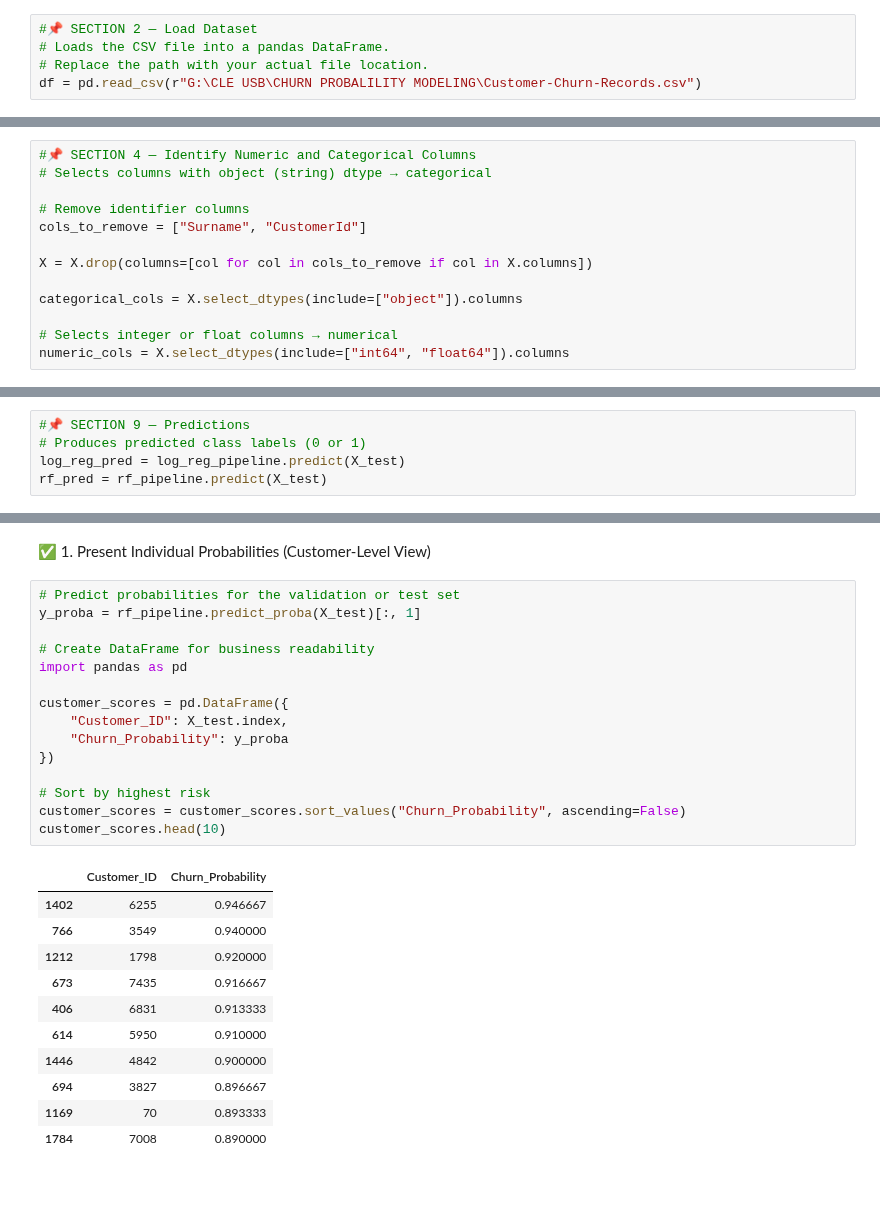
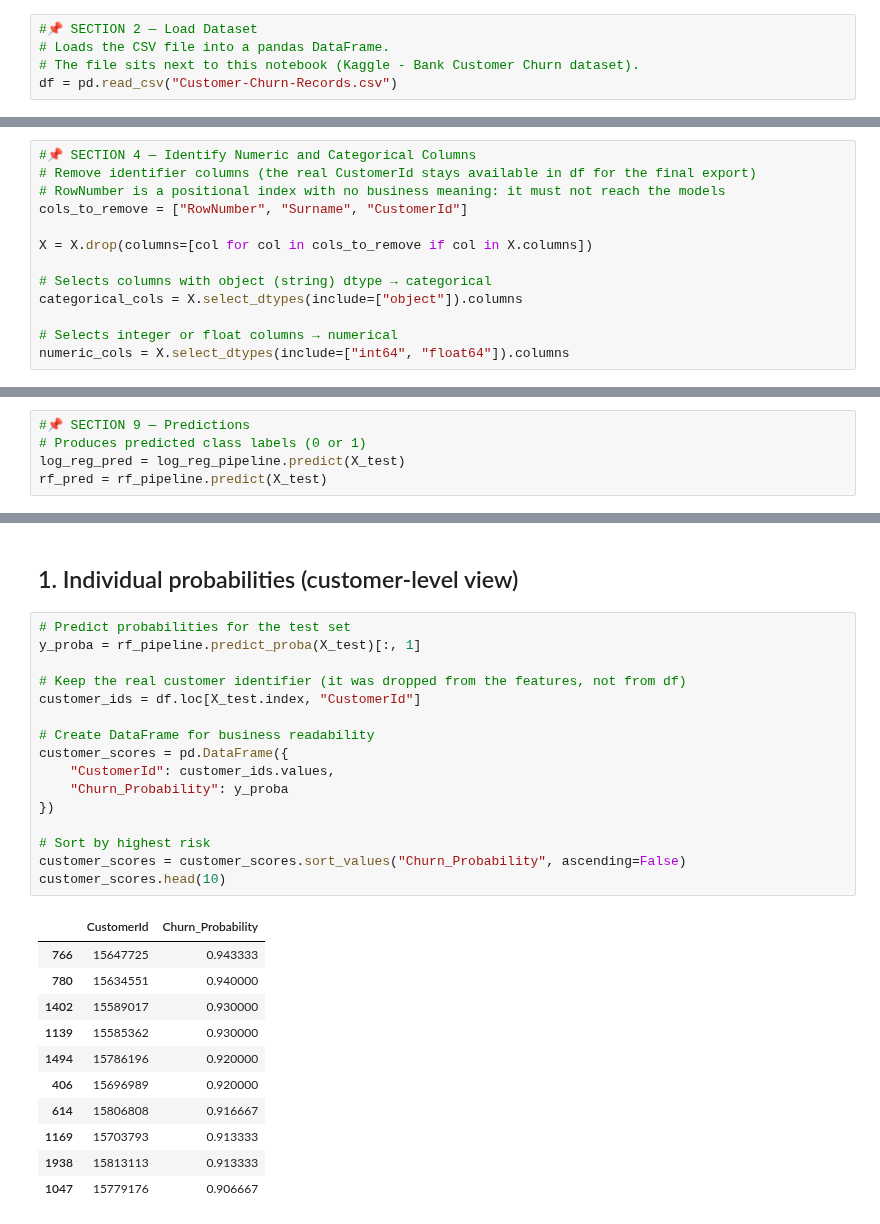
Before and after one commit to ldongmon/ldongmon.github.io, a Jupyter notebook: CHURN MODELING_REPORT.ipynb, the cells around one changed output, grey strips where cells are left out. Drawn from its saved outputs; the diff is of its cells as text; blank space fills up the shorter version.

```diff
--- a/CHURN MODELING_REPORT.ipynb
+++ b/CHURN MODELING_REPORT.ipynb
@@ -152,8 +150,8 @@ from sklearn.ensemble import RandomForestClassifier
 # %%
 #📌 SECTION 2 — Load Dataset
 # Loads the CSV file into a pandas DataFrame.
-# Replace the path with your actual file location.
-df = pd.read_csv(r"G:\CLE USB\CHURN PROBALILITY MODELING\Customer-Churn-Records.csv")
+# The file sits next to this notebook (Kaggle - Bank Customer Churn dataset).
+df = pd.read_csv("Customer-Churn-Records.csv")
 # %%
 df.shape
 # %% [output]
@@ -280,13 +286,13 @@ X = df.drop("churn", axis=1)
 y = df["churn"]
 # %%
 #📌 SECTION 4 — Identify Numeric and Categorical Columns
-# Selects columns with object (string) dtype → categorical
-
-# Remove identifier columns
-cols_to_remove = ["Surname", "CustomerId"]
+# Remove identifier columns (the real CustomerId stays available in df for the final export)
+# RowNumber is a positional index with no business meaning: it must not reach the models
+cols_to_remove = ["RowNumber", "Surname", "CustomerId"]
 
 X = X.drop(columns=[col for col in cols_to_remove if col in X.columns])
 
+# Selects columns with object (string) dtype → categorical
 categorical_cols = X.select_dtypes(include=["object"]).columns
 
 # Selects integer or float columns → numerical
@@ -775,30 +700,31 @@ Random Forest Accuracy:       0.8690
 # %% [markdown]
-✅ 1. Present Individual Probabilities (Customer-Level View)
+## 1. Individual probabilities (customer-level view)
 # %%
-# Predict probabilities for the validation or test set
+# Predict probabilities for the test set
 y_proba = rf_pipeline.predict_proba(X_test)[:, 1]
 
+# Keep the real customer identifier (it was dropped from the features, not from df)
+customer_ids = df.loc[X_test.index, "CustomerId"]
+
 # Create DataFrame for business readability
-import pandas as pd
-
 customer_scores = pd.DataFrame({
-    "Customer_ID": X_test.index,
+    "CustomerId": customer_ids.values,
     "Churn_Probability": y_proba
 })
 
 # Sort by highest risk
 customer_scores = customer_scores.sort_values("Churn_Probability", ascending=False)
 customer_scores.head(10)
 # %% [output]
-|  | Customer_ID | Churn_Probability |
-| 1402 | 6255 | 0.946667 |
-| 766 | 3549 | 0.940000 |
-| 1212 | 1798 | 0.920000 |
-| 673 | 7435 | 0.916667 |
-| 406 | 6831 | 0.913333 |
-| 614 | 5950 | 0.910000 |
-| 1446 | 4842 | 0.900000 |
-| 694 | 3827 | 0.896667 |
-| 1169 | 70 | 0.893333 |
-| 1784 | 7008 | 0.890000 |
+|  | CustomerId | Churn_Probability |
+| 766 | 15647725 | 0.943333 |
+| 780 | 15634551 | 0.940000 |
+| 1402 | 15589017 | 0.930000 |
+| 1139 | 15585362 | 0.930000 |
+| 1494 | 15786196 | 0.920000 |
+| 406 | 15696989 | 0.920000 |
+| 614 | 15806808 | 0.916667 |
+| 1169 | 15703793 | 0.913333 |
+| 1938 | 15813113 | 0.913333 |
+| 1047 | 15779176 | 0.906667 |
 # %% [markdown]
```
Also changed, not shown: parts of 29 cells of this notebook, 14 other files.
